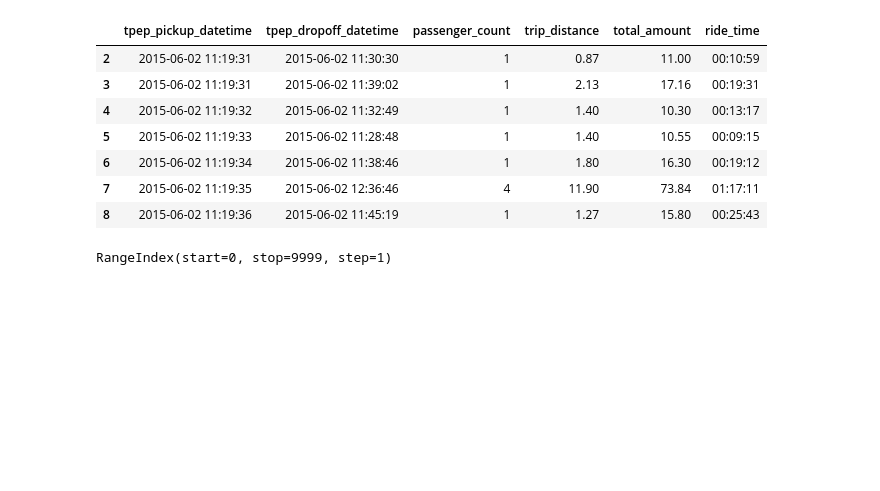
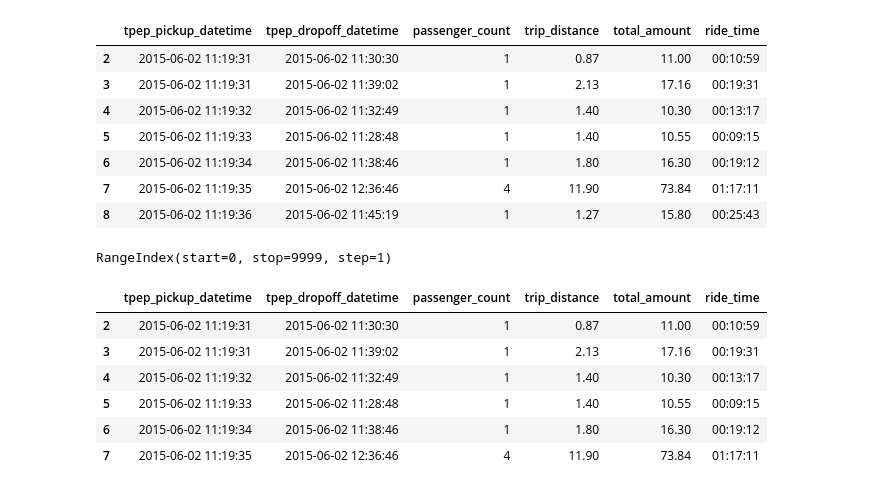
Before and after one commit to reuven/dfw-pandas, a Jupyter notebook: Pandas + time.ipynb, the cells around one changed output. Saved outputs shown, nothing was run; the diff lists cells and outputs as text; code cells hidden in the pictures; blank space fills up the shorter version.

```diff
--- a/Pandas + time.ipynb
+++ b/Pandas + time.ipynb
@@ -267,3 +267,13 @@ df.loc[2:8]
 df.index
 # %% [output]
 RangeIndex(start=0, stop=9999, step=1)
+# %%
+df[2:8]
+# %% [output]
+|  | tpep_pickup_datetime | tpep_dropoff_datetime | passenger_count | trip_distance | total_amount | ride_time |
+| 2 | 2015-06-02 11:19:31 | 2015-06-02 11:30:30 | 1 | 0.87 | 11.00 | 00:10:59 |
+| 3 | 2015-06-02 11:19:31 | 2015-06-02 11:39:02 | 1 | 2.13 | 17.16 | 00:19:31 |
+| 4 | 2015-06-02 11:19:32 | 2015-06-02 11:32:49 | 1 | 1.40 | 10.30 | 00:13:17 |
+| 5 | 2015-06-02 11:19:33 | 2015-06-02 11:28:48 | 1 | 1.40 | 10.55 | 00:09:15 |
+| 6 | 2015-06-02 11:19:34 | 2015-06-02 11:38:46 | 1 | 1.80 | 16.30 | 00:19:12 |
+| 7 | 2015-06-02 11:19:35 | 2015-06-02 12:36:46 | 4 | 11.90 | 73.84 | 01:17:11 |
```
Also changed, not shown: parts of 7 cells of this notebook.
